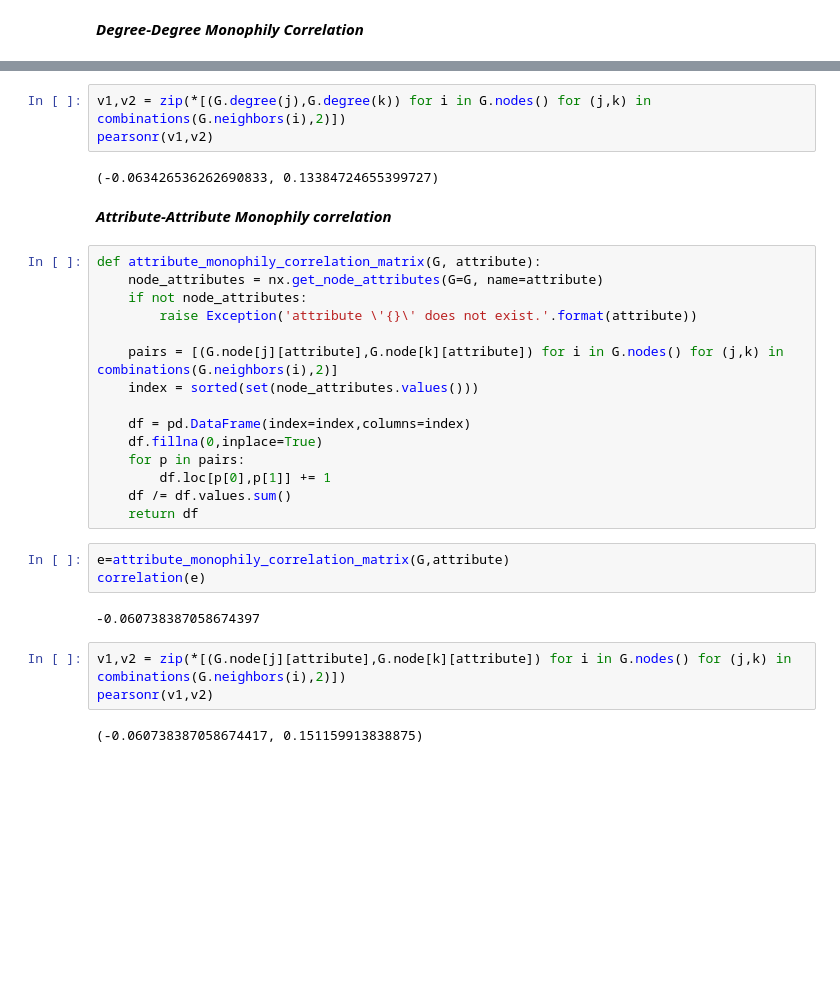
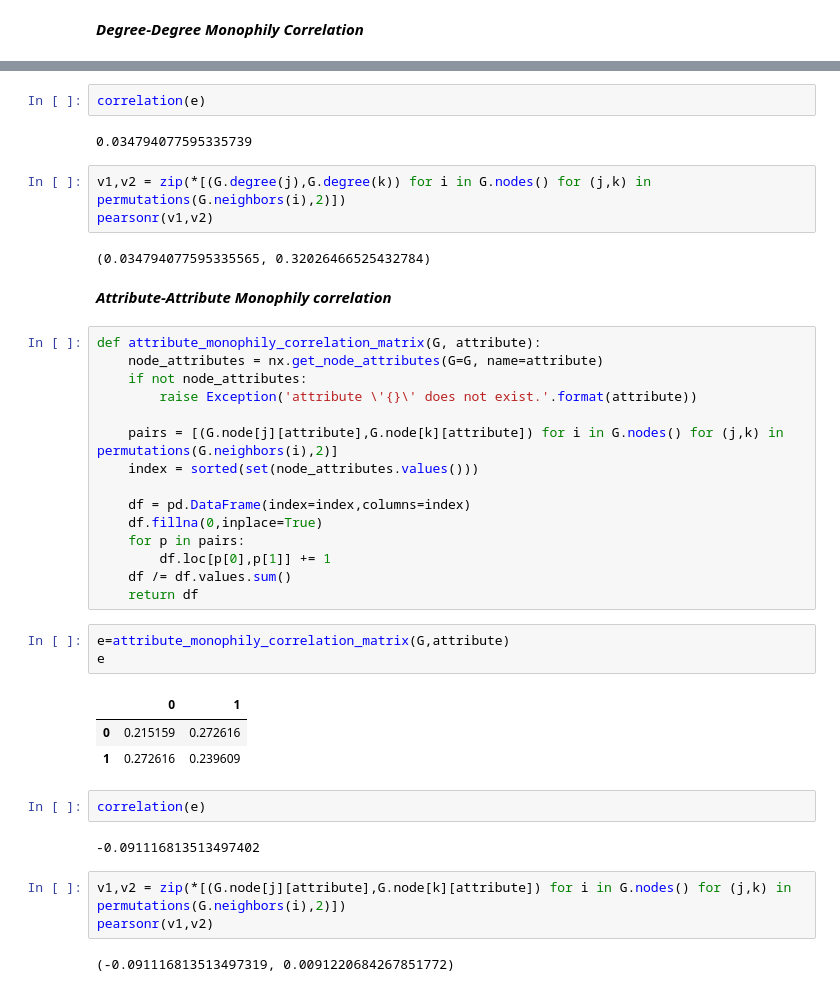
Before and after one commit to lisette-espin/JupyterNotebook, a Jupyter notebook: correlations_network_degree_and_attributes.ipynb, the cells around one changed output, grey strips where cells are left out. Cells and saved outputs as stored; diff of their text form; blank space fills up the shorter version.

```diff
--- a/correlations_network_degree_and_attributes.ipynb
+++ b/correlations_network_degree_and_attributes.ipynb
@@ -159,8 +240,12 @@ correlation(e)
+# %%
+correlation(e)
+# %% [output]
+0.034794077595335739
 # %%
-v1,v2 = zip(*[(G.degree(j),G.degree(k)) for i in G.nodes() for (j,k) in combinations(G.neighbors(i),2)])
+v1,v2 = zip(*[(G.degree(j),G.degree(k)) for i in G.nodes() for (j,k) in permutations(G.neighbors(i),2)])
 pearsonr(v1,v2)
 # %% [output]
-(-0.063426536262690833, 0.13384724655399727)
+(0.034794077595335565, 0.32026466525432784)
 # %% [markdown]
 ***Attribute-Attribute Monophily correlation***
 # %%
@@ -169,7 +254,7 @@ def attribute_monophily_correlation_matrix(G, attribute):
     if not node_attributes:
         raise Exception('attribute \'{}\' does not exist.'.format(attribute))
 
-    pairs = [(G.node[j][attribute],G.node[k][attribute]) for i in G.nodes() for (j,k) in combinations(G.neighbors(i),2)]
+    pairs = [(G.node[j][attribute],G.node[k][attribute]) for i in G.nodes() for (j,k) in permutations(G.neighbors(i),2)]
     index = sorted(set(node_attributes.values()))
 
     df = pd.DataFrame(index=index,columns=index)
@@ -180,11 +265,17 @@ def attribute_monophily_correlation_matrix(G, attribute):
     return df
 # %%
 e=attribute_monophily_correlation_matrix(G,attribute)
-correlation(e)
+e
 # %% [output]
--0.060738387058674397
+|  | 0 | 1 |
+| 0 | 0.215159 | 0.272616 |
+| 1 | 0.272616 | 0.239609 |
+# %%
+correlation(e)
+# %% [output]
+-0.091116813513497402
 # %%
-v1,v2 = zip(*[(G.node[j][attribute],G.node[k][attribute]) for i in G.nodes() for (j,k) in combinations(G.neighbors(i),2)])
+v1,v2 = zip(*[(G.node[j][attribute],G.node[k][attribute]) for i in G.nodes() for (j,k) in permutations(G.neighbors(i),2)])
 pearsonr(v1,v2)
 # %% [output]
-(-0.060738387058674417, 0.151159913838875)
+(-0.091116813513497319, 0.0091220684267851772)
```
Also changed, not shown: parts of 19 cells of this notebook.
